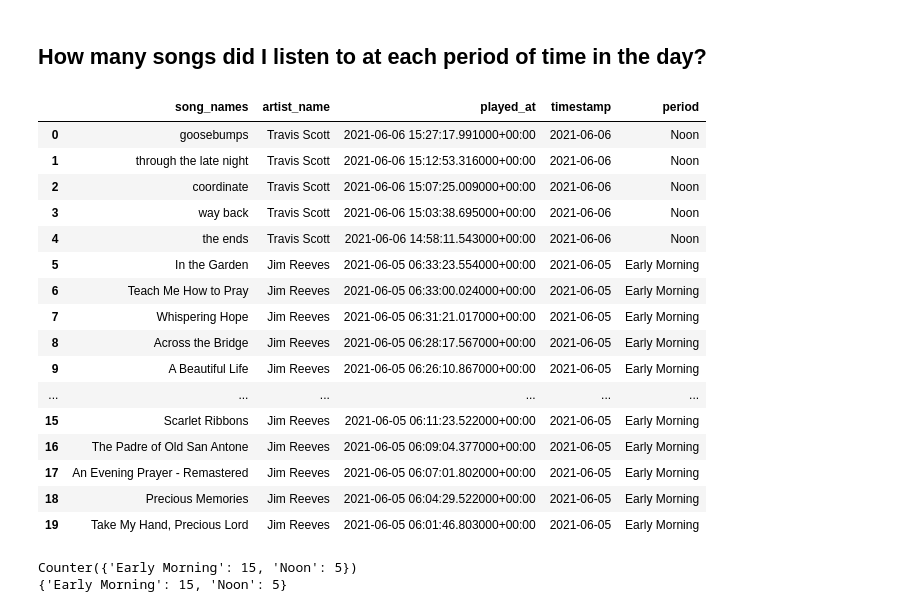
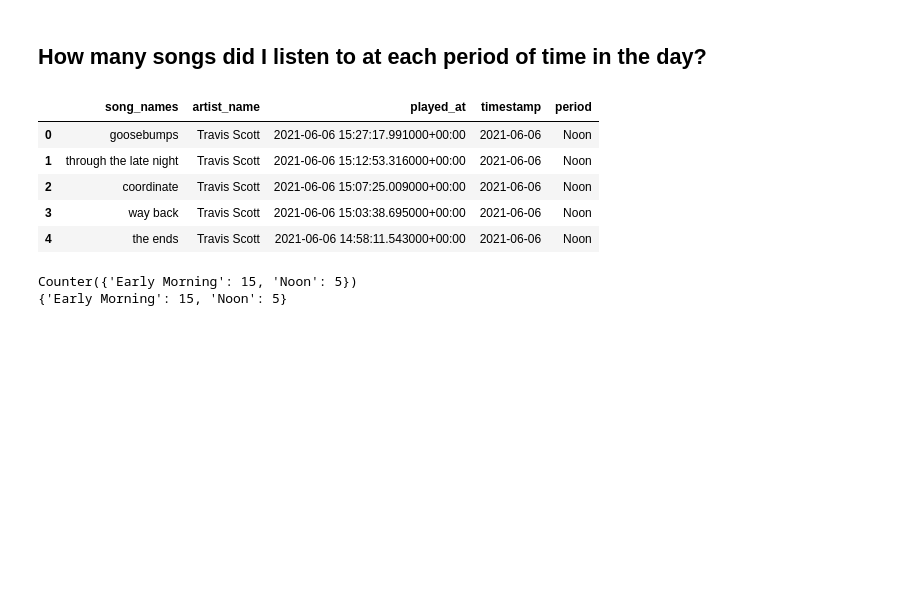
Before and after one commit to CliffLolo/ETL_Spotify, a Jupyter notebook: Scripts/etl.ipynb, the cells around one changed output. Cells and saved outputs as stored; diff of their text form; code cells hidden in the pictures; blank space fills up the shorter version.

```diff
--- a/Scripts/etl.ipynb
+++ b/Scripts/etl.ipynb
@@ -202,25 +202,14 @@ songs_df['period'].replace({1: 'Late Night',
                       5: 'Evening',
                       6: 'Night'}, inplace=True)
 # %%
-songs_df
+songs_df.head()
 # %% [output]
 |  | song_names | artist_name | played_at | timestamp | period |
 | 0 | goosebumps | Travis Scott | 2021-06-06 15:27:17.991000+00:00 | 2021-06-06 | Noon |
 | 1 | through the late night | Travis Scott | 2021-06-06 15:12:53.316000+00:00 | 2021-06-06 | Noon |
 | 2 | coordinate | Travis Scott | 2021-06-06 15:07:25.009000+00:00 | 2021-06-06 | Noon |
 | 3 | way back | Travis Scott | 2021-06-06 15:03:38.695000+00:00 | 2021-06-06 | Noon |
 | 4 | the ends | Travis Scott | 2021-06-06 14:58:11.543000+00:00 | 2021-06-06 | Noon |
-| 5 | In the Garden | Jim Reeves | 2021-06-05 06:33:23.554000+00:00 | 2021-06-05 | Early Morning |
-| 6 | Teach Me How to Pray | Jim Reeves | 2021-06-05 06:33:00.024000+00:00 | 2021-06-05 | Early Morning |
-| 7 | Whispering Hope | Jim Reeves | 2021-06-05 06:31:21.017000+00:00 | 2021-06-05 | Early Morning |
-| 8 | Across the Bridge | Jim Reeves | 2021-06-05 06:28:17.567000+00:00 | 2021-06-05 | Early Morning |
-| 9 | A Beautiful Life | Jim Reeves | 2021-06-05 06:26:10.867000+00:00 | 2021-06-05 | Early Morning |
-| ... | ... | ... | ... | ... | ... |
-| 15 | Scarlet Ribbons | Jim Reeves | 2021-06-05 06:11:23.522000+00:00 | 2021-06-05 | Early Morning |
-| 16 | The Padre of Old San Antone | Jim Reeves | 2021-06-05 06:09:04.377000+00:00 | 2021-06-05 | Early Morning |
-| 17 | An Evening Prayer - Remastered | Jim Reeves | 2021-06-05 06:07:01.802000+00:00 | 2021-06-05 | Early Morning |
-| 18 | Precious Memories | Jim Reeves | 2021-06-05 06:04:29.522000+00:00 | 2021-06-05 | Early Morning |
-| 19 | Take My Hand, Precious Lord | Jim Reeves | 2021-06-05 06:01:46.803000+00:00 | 2021-06-05 | Early Morning |
 # %%
 frequencies('period')
 # %% [output]
```
Also changed, not shown: parts of 2 cells of this notebook.
